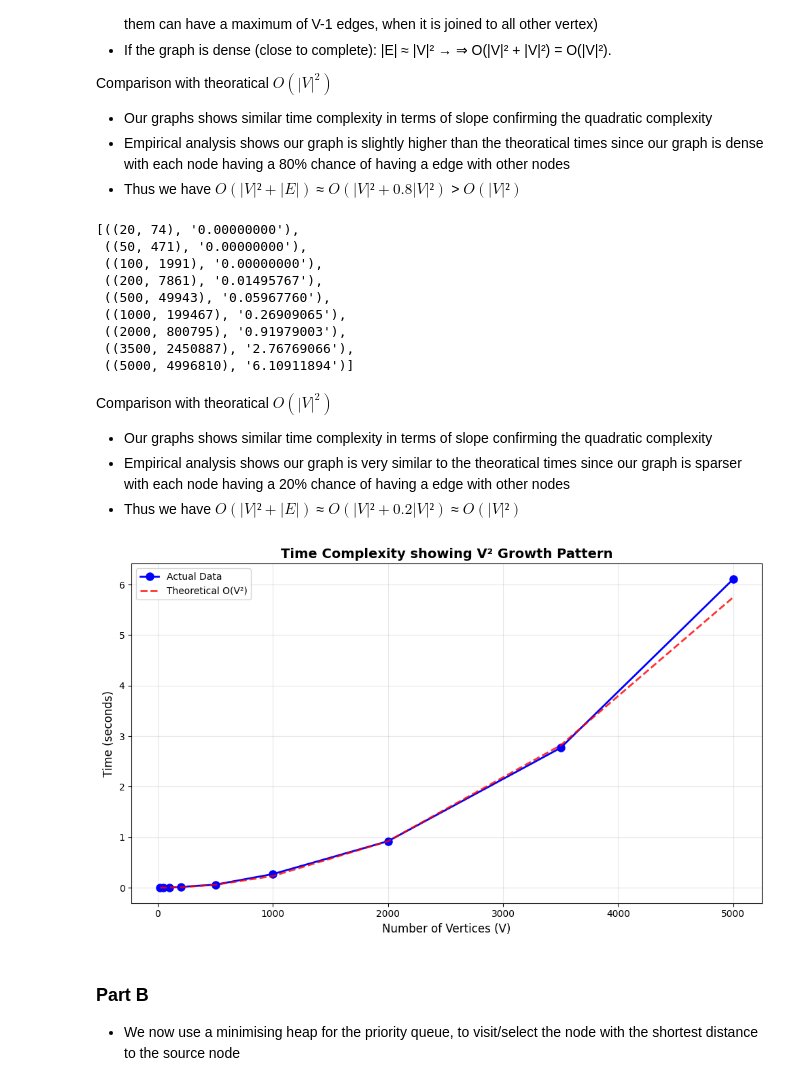
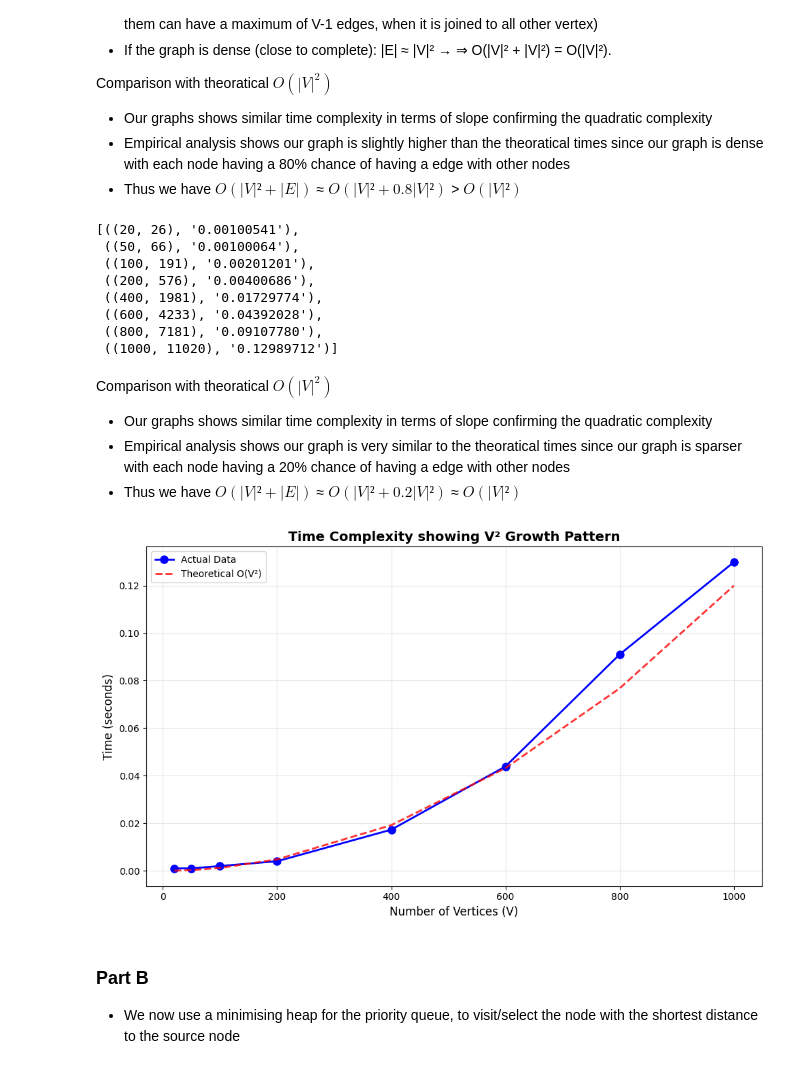
Before and after one commit to UnpretentiousCoder/Algo_design_and_analysis, a Jupyter notebook: lab2.ipynb, the cells around one changed output. Cells and saved outputs as stored; diff of their text form; code cells hidden in the pictures.

```diff
--- a/lab2.ipynb
+++ b/lab2.ipynb
@@ -161,7 +169,7 @@ def dijkstra_using_array(graph, start):
             continue
         else:
             visited.add(current)
-            for neighbour, weight in get_neighbours(graph, current): #relaxes edges O(E)
+            for neighbour, weight in get_neighbours_matrix(graph, current): #relaxes edges O(E)
                 if neighbour not in visited:
                     if d[current] + weight < d[neighbour]:
                         d[neighbour] = d[current] + weight #updates the distance to the neighbour O(1)
@@ -176,16 +184,26 @@ dijkstra_using_array(adjacency_matrix, 0)
 from collections import defaultdict
 import random
 
-def generate_dense_matrix(V, edge_prob=0.2, max_weight=10): #v is the number of vertices
+def generate_matrix(V, edge_prob, max_weight=10):
     matrix = [[0] * V for _ in range(V)]
     num_of_edges = 0
 
+    #Connect each vertex to at least one previous vertex
+    for i in range(1, V):
+        #Connect vertex i to a random earlier vertex, this ensures the graph is connected from the root
+        j = random.randint(0, i - 1)
+        weight = random.randint(1, max_weight)
+        matrix[j][i] = weight  # Directed edge from j to i
+        num_of_edges += 1
+
+    # Step 2:Add additional random edges based on edge_prob
     for i in range(V):
         for j in range(V):
-            if i != j and random.random() > edge_prob: #80% chance of creating edges
-                weight = random.randint(1, max_weight)
-                matrix[i][j] = weight #assignment in matrix
-                num_of_edges += 1
+            if i != j and matrix[i][j] == 0: #make sure there is no self-loop and no duplicate edge
+                if random.random() < edge_prob:
+                    weight = random.randint(1, max_weight)
+                    matrix[i][j] = weight
+                    num_of_edges += 1
 
     return matrix, num_of_edges
 # %%
@@ -193,10 +211,10 @@ import random, time
 from collections import defaultdict
 
 time_taken_result_for_dense = []
-input_sizes = [20, 50, 100, 200, 500, 1000, 2000, 3500, 5000]
+input_sizes = [20, 50, 100, 200, 400, 600 , 800, 1000]
 
 for V in input_sizes:
-    Dense_Graph, edge_count = generate_dense_matrix(V)
+    Dense_Graph, edge_count = generate_matrix(V, 0.99) #generating a dense graph
     start = time.time()
     dijkstra_using_array(Dense_Graph, 0)
     end = time.time()
@@ -280,20 +297,11 @@ import random, time
 from collections import defaultdict
 
 time_taken_result_for_sparse = []
-input_sizes = [20, 50, 100, 200, 500, 1000, 2000, 3500, 5000]
+input_sizes = [20, 50, 100, 200, 400, 600 , 800, 1000]
 
-def generate_sparse_matrix(V, edge_prob=0.8, max_weight=10): #v is the number of vertices
-    graph = [[0] * V for _ in range(V)]
-    num_of_edge = 0
-    for i in range(V):
-        for j in range(V):
-            if i != j and random.random() > edge_prob: #20% chance of creating edges
-                graph[i][j] = random.randint(1, max_weight) #edge to j with random weight from 1 to 10 created
-                num_of_edge += 1
-    return graph, num_of_edge
 
 for V in input_sizes:
-    Sparse_Graph, edge_count = generate_sparse_matrix(V)
+    Sparse_Graph, edge_count = generate_matrix(V, 0.01) #generating a sparse graph, this is hardly making a edge because it has to get more than 0.99
     start = time.time()
     dijkstra_using_array(Sparse_Graph, 0)
     end = time.time()
@@ -302,15 +310,14 @@ for V in input_sizes:
 # %%
 time_taken_result_for_sparse
 # %% [output]
-[((20, 74), '0.00000000'),
- ((50, 471), '0.00000000'),
- ((100, 1991), '0.00000000'),
- ((200, 7861), '0.01495767'),
- ((500, 49943), '0.05967760'),
- ((1000, 199467), '0.26909065'),
- ((2000, 800795), '0.91979003'),
- ((3500, 2450887), '2.76769066'),
- ((5000, 4996810), '6.10911894')]
+[((20, 26), '0.00100541'),
+ ((50, 66), '0.00100064'),
+ ((100, 191), '0.00201201'),
+ ((200, 576), '0.00400686'),
+ ((400, 1981), '0.01729774'),
+ ((600, 4233), '0.04392028'),
+ ((800, 7181), '0.09107780'),
+ ((1000, 11020), '0.12989712')]
 # %% [markdown]
 Comparison with theoratical $O(|V|^2)$
 - Our graphs shows similar time complexity in terms of slope confirming the quadratic complexity
@@ -319,27 +326,27 @@ Comparison with theoratical $O(|V|^2)$
 # %%
 import matplotlib.pyplot as plt
 import numpy as np
 
 V_values = [item[0][0] for item in time_taken_result_for_sparse]
 time_values = [float(item[1]) for item in time_taken_result_for_sparse]
 
 #Create the plot
 plt.figure(figsize=(10, 6))
 plt.plot(V_values, time_values, 'b-o', linewidth=2, markersize=8, label='Actual Data') #actual
 V_theoretical = np.array(V_values)
-theoretical_times = (V_theoretical ** 2) * 0.00000023
+theoretical_times = (V_theoretical ** 2) * 0.00000012
 plt.plot(V_theoretical, theoretical_times, 'r--', linewidth=2,
          label='Theoretical O(V²)', alpha=0.8)
 plt.xlabel('Number of Vertices (V)', fontsize=12)
 plt.ylabel('Time (seconds)', fontsize=12)
 plt.title('Time Complexity showing V² Growth Pattern', fontsize=14, fontweight='bold')
 plt.grid(True, alpha=0.3)
 plt.legend()
 
 plt.tight_layout()
 plt.show()
 # %% [output]
-[figure, old version]
+[figure, new version]
 # %% [markdown]
 ### Part B ###
 
```
Also changed, not shown: parts of 15 cells of this notebook.
